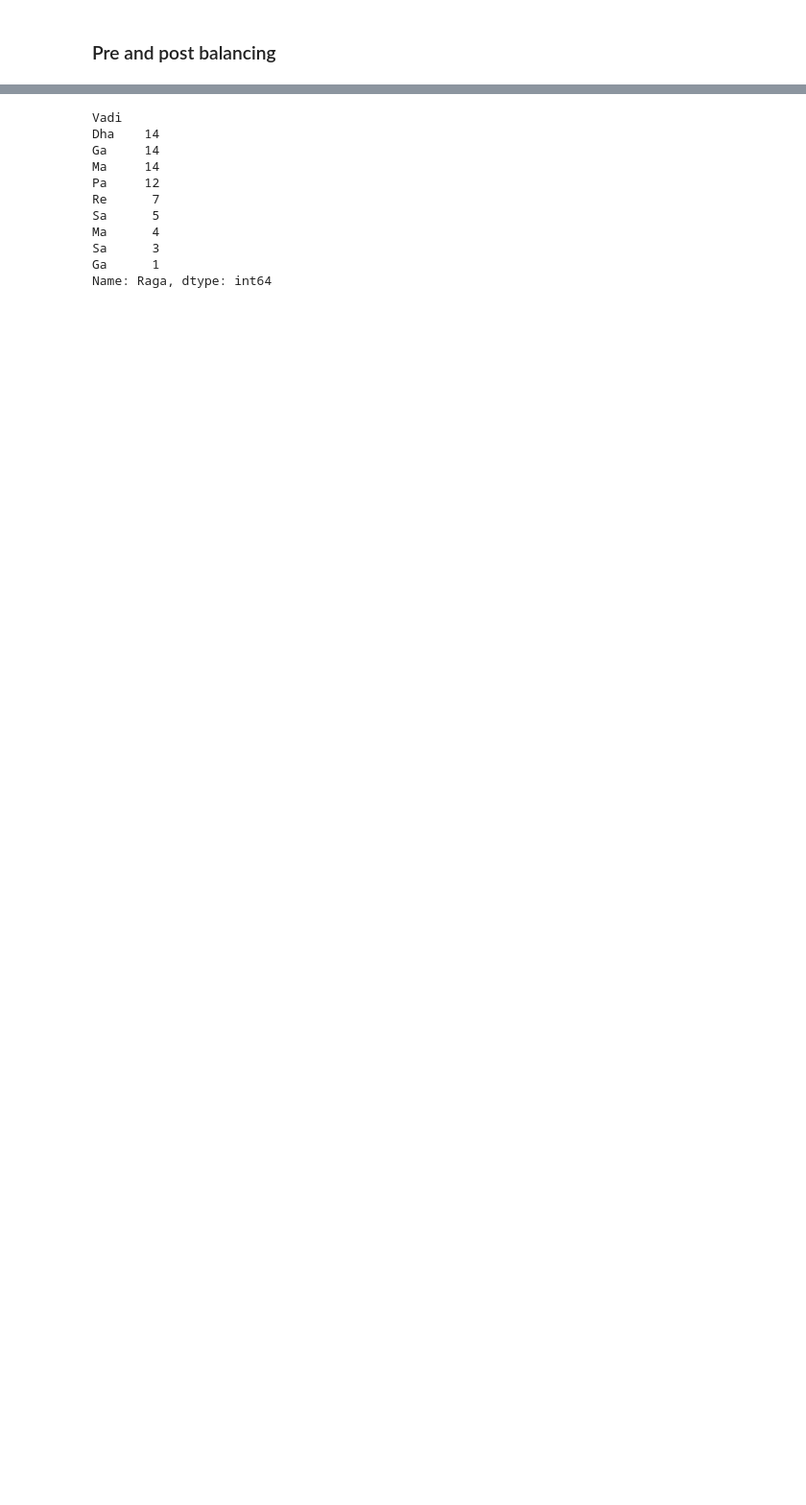
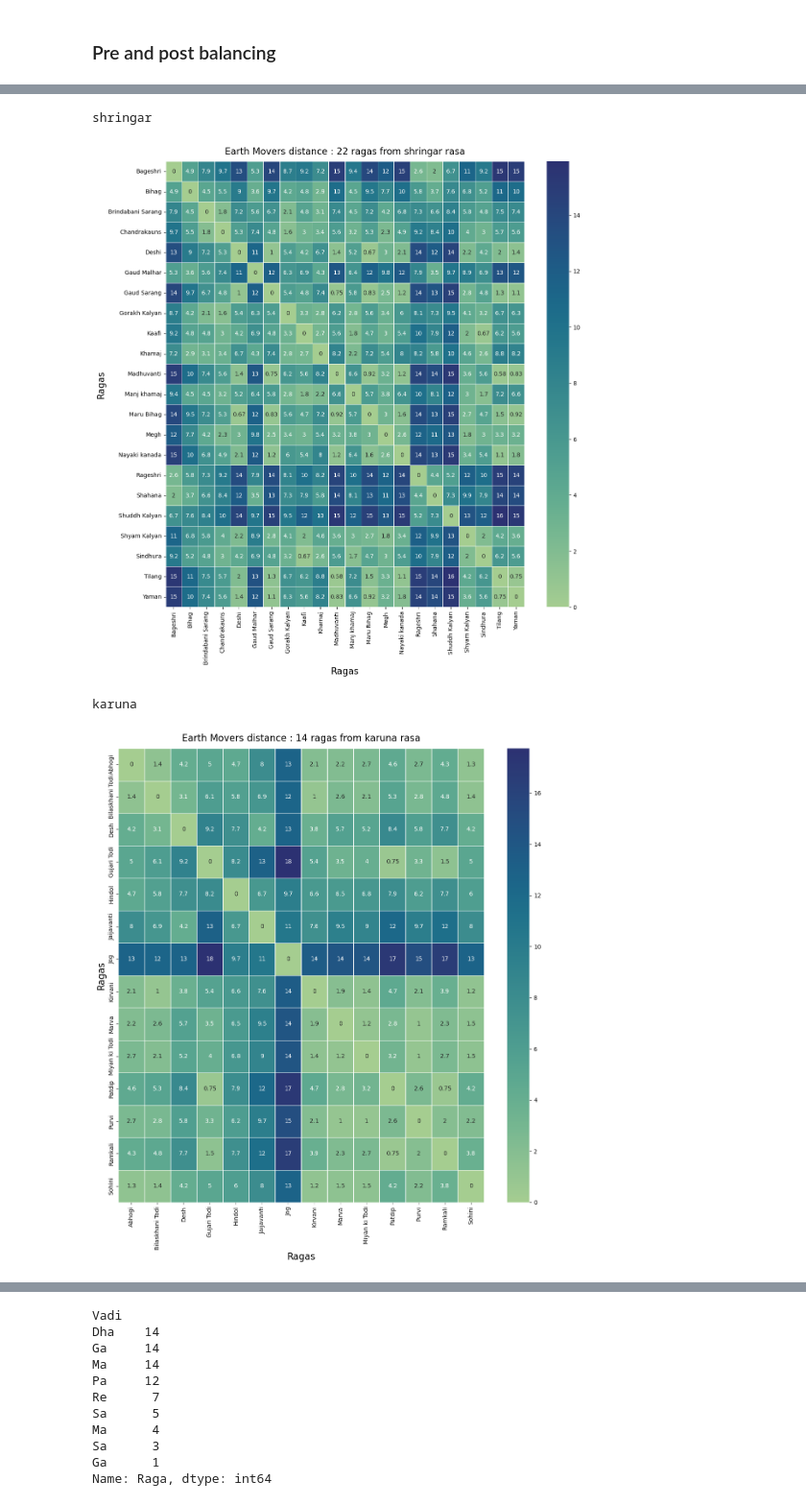
Before and after one commit to rhythmjain/ComputationalMusicology-TheRagaGuide, a Jupyter notebook: Dataset Balancing and plots.ipynb, the cells around one changed output, grey strips where cells are left out. Shown at 96% size. Saved outputs shown, nothing was run; the diff lists cells and outputs as text; code cells hidden in the pictures; blank space fills up the shorter version.

```diff
--- a/Dataset Balancing and plots.ipynb
+++ b/Dataset Balancing and plots.ipynb
@@ -110,0 +149,5 @@ plt.show()
+# %%
+bhakti = raga_rasa.loc[raga_rasa['ALT_Rasa'].isin(['Bhakti', 'Shaant'])].reset_index()
+# %%
+raudra = raga_rasa.loc[raga_rasa['ALT_Rasa'].isin(['Raudra', 'Gambhir', 'Bhayanaka'])].reset_index()
+raudra
@@ -110,0 +163,10 @@ plt.show()
+# %%
+others = raga_rasa.loc[raga_rasa['ALT_Rasa'].isin(['Hasya', 'Adbhut', 'Veer'])].reset_index()
+# %%
+path = 'Analysis/deg_files/puriya.txt.deg'
+
+rasa_lines = get_token_tallies(path)
+
+rasa_lines = [line for line in rasa_lines if not re.search(r'[*]', line)]
+scale_deg_dist_rasa = make_corr_arrays(rasa_lines)
+scale_deg_dist_rasa
@@ -110,0 +269,12 @@ plt.show()
+# %%
+rasa_groups = ['shringar', 'karuna', 'bhakti', 'raudra', 'others']
+rasa_df_arr = [shringar, karuna, bhakti, raudra, others]
+dists = []
+for i in range(len(rasa_groups)):
+    dists.append(func(rasa_df_arr[i],rasa_groups[i], heatmap=True))
+dists_np = np.array(dists)
+# %% [output]
+shringar
+[figure, added]
+karuna
+[figure, added]
```
Also changed, not shown: parts of 26 cells of this notebook, 9 other files.
